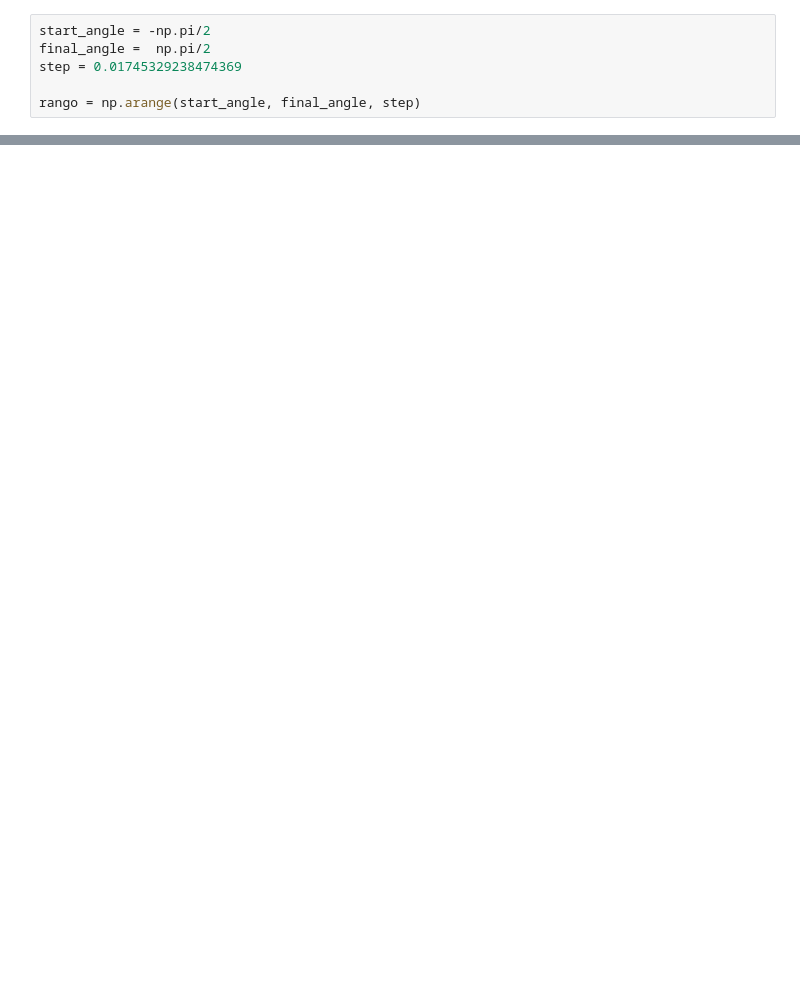
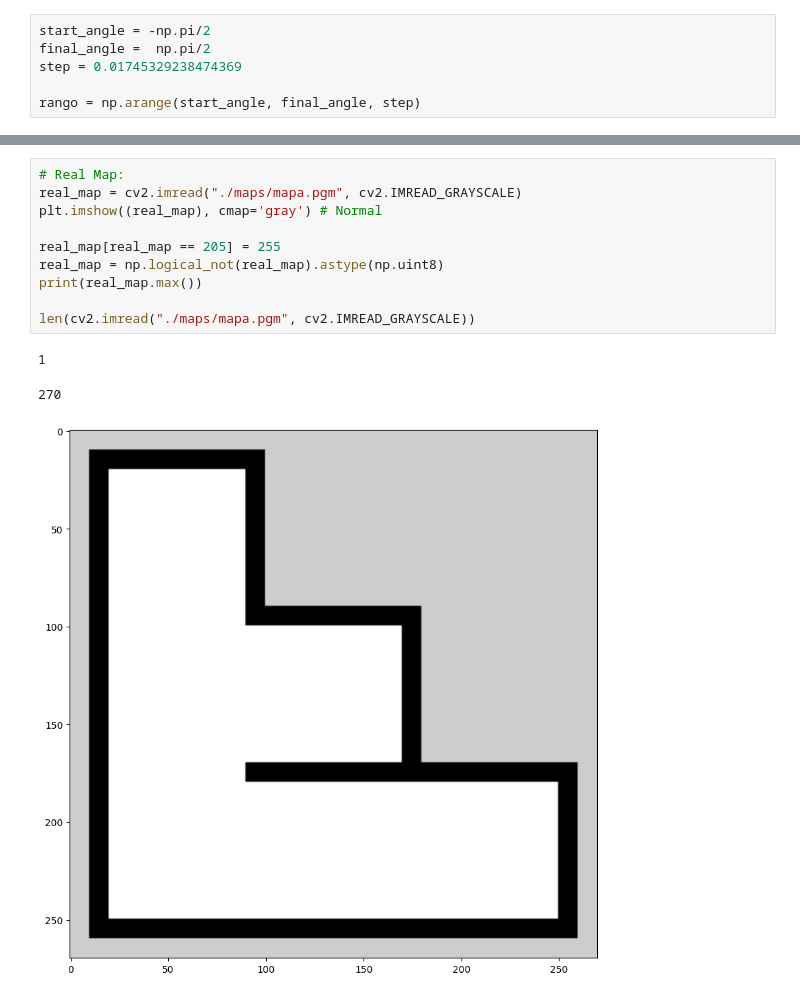
Before and after one commit to rir001/robmov_labs, a Jupyter notebook: test.ipynb, the cells around one changed output, grey strips where cells are left out. Drawn from its saved outputs; the diff is of its cells as text; blank space fills up the shorter version.

```diff
--- a/test.ipynb
+++ b/test.ipynb
@@ -89,0 +169,14 @@ plt.imshow(cv2.erode(fixed_map, kernel), cmap='gray')
+# %%
+# Real Map:
+real_map = cv2.imread("./maps/mapa.pgm", cv2.IMREAD_GRAYSCALE)
+plt.imshow((real_map), cmap='gray') # Normal
+
+real_map[real_map == 205] = 255
+real_map = np.logical_not(real_map).astype(np.uint8)
+print(real_map.max())
+
+len(cv2.imread("./maps/mapa.pgm", cv2.IMREAD_GRAYSCALE))
+# %% [output]
+1
+270
+[figure, added]
```
Also changed, not shown: parts of 12 cells of this notebook, 6 other files.
